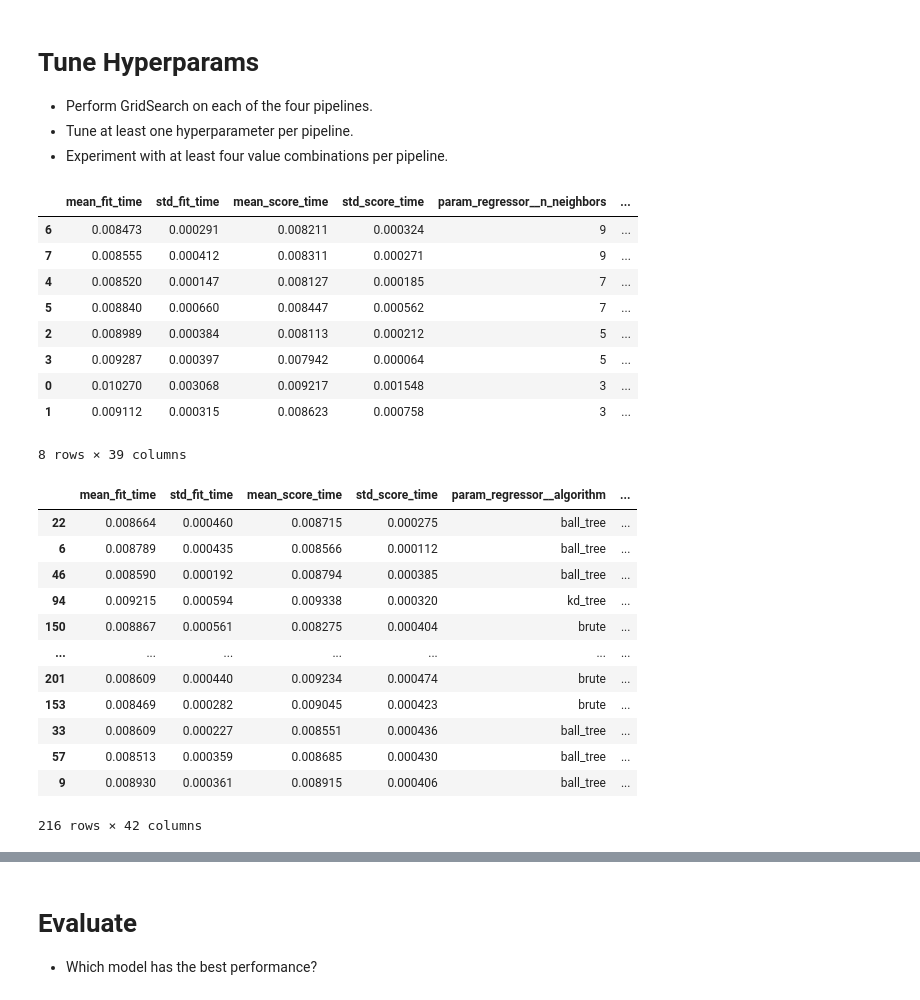
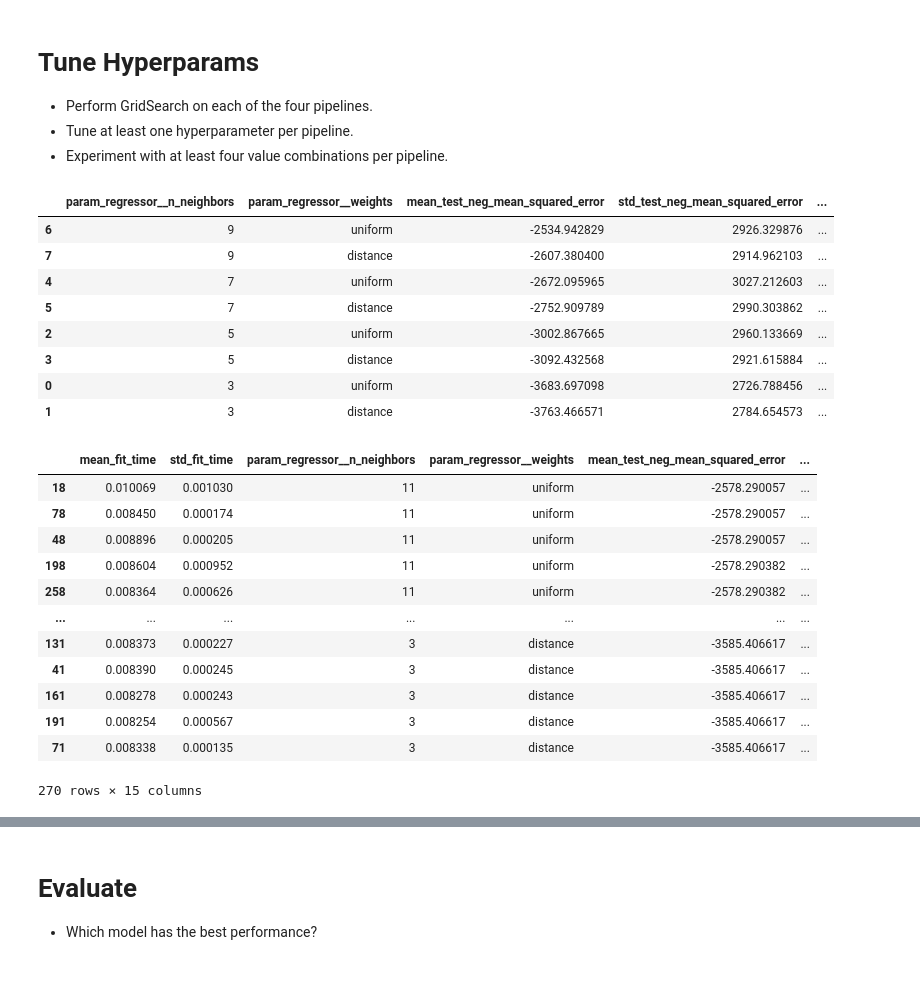
Before and after one commit to renrihui8415/scaling_to_production, a Jupyter notebook: 02_activities/assignments/assignment_3.ipynb, the cells around one changed output, grey strips where cells are left out. Drawn from its saved outputs; the diff is of its cells as text; code cells hidden in the pictures.

```diff
--- a/02_activities/assignments/assignment_3.ipynb
+++ b/02_activities/assignments/assignment_3.ipynb
@@ -340,53 +344,59 @@ else:
 # Generate the continuous k_range
 k_range = list(range(start, stop, step))
 # k_range = [3, 5, 7, 9]
 param_grid_A = {
     'regressor__n_neighbors': k_range,  # Tune the number of neighbors [3, 5, 7, 9]
     'regressor__weights': ['uniform', 'distance'],  # Tune the weight function
-
 }
 
 # 2. Define the scoring
 scoring = [
     'neg_mean_squared_error',
     'neg_mean_absolute_error',
     'explained_variance',
     'r2'
 ]
 
 # 3. Perform GridSearch
 grid_search_A = GridSearchCV(
     pipeline_A,
     param_grid_A,
     cv=5,
     scoring=scoring,
     refit= 'neg_mean_squared_error'
 )
+
 grid_search_A.fit(X_train, y_train)
 
 # 4. Display the results
 res_A = grid_search_A.cv_results_
 res_A = pd.DataFrame(res_A)
-res_A.columns
-res_A.sort_values('rank_test_neg_mean_squared_error')
+res_A[[
+       'param_regressor__n_neighbors', 'param_regressor__weights',
+       'mean_test_neg_mean_squared_error', 'std_test_neg_mean_squared_error',
+       'rank_test_neg_mean_squared_error',
+       'mean_test_neg_mean_absolute_error', 'std_test_neg_mean_absolute_error',
+       'rank_test_neg_mean_absolute_error',
+       'mean_test_explained_variance', 'std_test_explained_variance',
+       'rank_test_explained_variance', 'mean_test_r2',
+       'std_test_r2',]].sort_values('rank_test_neg_mean_squared_error')
 # %% [output]
-|  | mean_fit_time | std_fit_time | mean_score_time | std_score_time | param_regressor__n_neighbors | ... |
-| 6 | 0.008473 | 0.000291 | 0.008211 | 0.000324 | 9 | ... |
-| 7 | 0.008555 | 0.000412 | 0.008311 | 0.000271 | 9 | ... |
-| 4 | 0.008520 | 0.000147 | 0.008127 | 0.000185 | 7 | ... |
-| 5 | 0.008840 | 0.000660 | 0.008447 | 0.000562 | 7 | ... |
-| 2 | 0.008989 | 0.000384 | 0.008113 | 0.000212 | 5 | ... |
-| 3 | 0.009287 | 0.000397 | 0.007942 | 0.000064 | 5 | ... |
-| 0 | 0.010270 | 0.003068 | 0.009217 | 0.001548 | 3 | ... |
-| 1 | 0.009112 | 0.000315 | 0.008623 | 0.000758 | 3 | ... |
+|  | param_regressor__n_neighbors | param_regressor__weights | mean_test_neg_mean_squared_error | std_test_neg_mean_squared_error | ... |
+| 6 | 9 | uniform | -2534.942829 | 2926.329876 | ... |
+| 7 | 9 | distance | -2607.380400 | 2914.962103 | ... |
+| 4 | 7 | uniform | -2672.095965 | 3027.212603 | ... |
+| 5 | 7 | distance | -2752.909789 | 2990.303862 | ... |
+| 2 | 5 | uniform | -3002.867665 | 2960.133669 | ... |
+| 3 | 5 | distance | -3092.432568 | 2921.615884 | ... |
+| 0 | 3 | uniform | -3683.697098 | 2726.788456 | ... |
+| 1 | 3 | distance | -3763.466571 | 2784.654573 | ... |
-8 rows × 39 columns
 # %%
 # 1. Define the parameter grid for GridSearch B - KNN (add more params)
 # Determine if the dataset is large or small based on the length of X_train
 if len(X_train) > 1000:
     start, stop, step = 10, 51, 10  # Start from 10, go up to 50 (inclusive), with a step of 10
 else:
-    start, stop, step = 3, 10, 2 # Start from 3, go up to 9 (inclusive), with a step of 2
+    start, stop, step = 3, 12, 2 # Start from 3, go up to 12 (inclusive), with a step of 2
 # Generate the continuous k_range
 k_range = list(range(start, stop, step))
 # k_range = [3, 5, 7, 9]
@@ -419,22 +429,29 @@ grid_search_B.fit(X_train, y_train)
 # 4. Display the results
 res_B = grid_search_B.cv_results_
 res_B = pd.DataFrame(res_B)
-res_B.columns
-res_B.sort_values('rank_test_neg_mean_squared_error')
+res_B[['mean_fit_time', 'std_fit_time',
+       'param_regressor__n_neighbors', 'param_regressor__weights',
+       'mean_test_neg_mean_squared_error', 'std_test_neg_mean_squared_error',
+       'rank_test_neg_mean_squared_error',
+       'mean_test_neg_mean_absolute_error', 'std_test_neg_mean_absolute_error',
+       'rank_test_neg_mean_absolute_error',
+       'mean_test_explained_variance', 'std_test_explained_variance',
+       'rank_test_explained_variance', 'mean_test_r2',
+       'std_test_r2',]].sort_values('rank_test_neg_mean_squared_error')
 # %% [output]
-|  | mean_fit_time | std_fit_time | mean_score_time | std_score_time | param_regressor__algorithm | ... |
-| 22 | 0.008664 | 0.000460 | 0.008715 | 0.000275 | ball_tree | ... |
-| 6 | 0.008789 | 0.000435 | 0.008566 | 0.000112 | ball_tree | ... |
-| 46 | 0.008590 | 0.000192 | 0.008794 | 0.000385 | ball_tree | ... |
-| 94 | 0.009215 | 0.000594 | 0.009338 | 0.000320 | kd_tree | ... |
-| 150 | 0.008867 | 0.000561 | 0.008275 | 0.000404 | brute | ... |
+|  | mean_fit_time | std_fit_time | param_regressor__n_neighbors | param_regressor__weights | mean_test_neg_mean_squared_error | ... |
+| 18 | 0.010069 | 0.001030 | 11 | uniform | -2578.290057 | ... |
+| 78 | 0.008450 | 0.000174 | 11 | uniform | -2578.290057 | ... |
+| 48 | 0.008896 | 0.000205 | 11 | uniform | -2578.290057 | ... |
+| 198 | 0.008604 | 0.000952 | 11 | uniform | -2578.290382 | ... |
+| 258 | 0.008364 | 0.000626 | 11 | uniform | -2578.290382 | ... |
 | ... | ... | ... | ... | ... | ... | ... |
-| 201 | 0.008609 | 0.000440 | 0.009234 | 0.000474 | brute | ... |
-| 153 | 0.008469 | 0.000282 | 0.009045 | 0.000423 | brute | ... |
-| 33 | 0.008609 | 0.000227 | 0.008551 | 0.000436 | ball_tree | ... |
-| 57 | 0.008513 | 0.000359 | 0.008685 | 0.000430 | ball_tree | ... |
-| 9 | 0.008930 | 0.000361 | 0.008915 | 0.000406 | ball_tree | ... |
+| 131 | 0.008373 | 0.000227 | 3 | distance | -3585.406617 | ... |
+| 41 | 0.008390 | 0.000245 | 3 | distance | -3585.406617 | ... |
+| 161 | 0.008278 | 0.000243 | 3 | distance | -3585.406617 | ... |
+| 191 | 0.008254 | 0.000567 | 3 | distance | -3585.406617 | ... |
+| 71 | 0.008338 | 0.000135 | 3 | distance | -3585.406617 | ... |
-216 rows × 42 columns
+270 rows × 15 columns
 # %%
 # 1. Define the parameter grid for GridSearch C -- Random Forest
 param_grid_C = {
```
Also changed, not shown: parts of 11 cells of this notebook.
